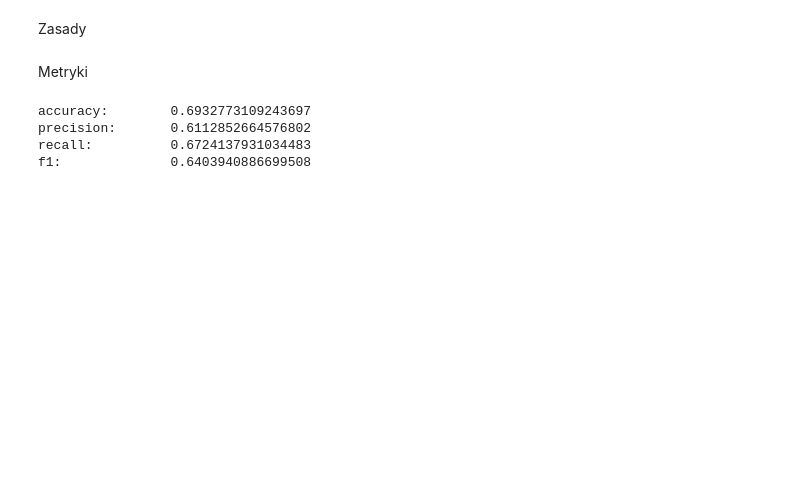
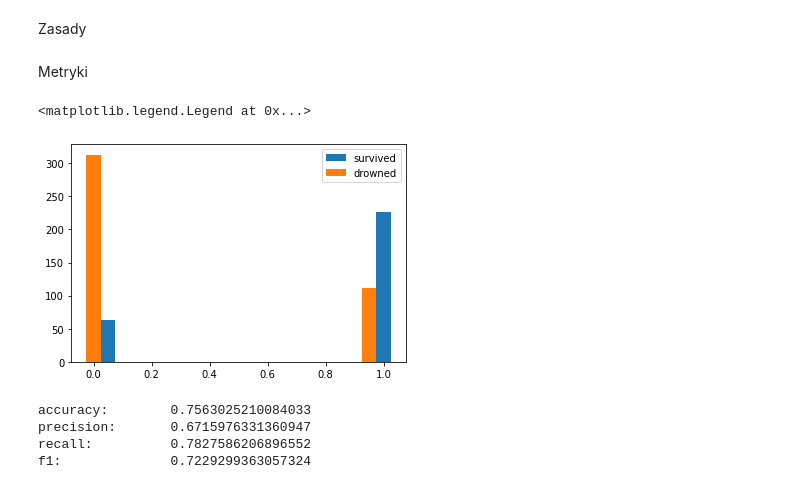
Before and after one commit to ProtossLuigi/studia-mag, a Jupyter notebook: rozmyte/zad1/fuzzy_classification.ipynb, the cells around one changed output. Drawn from its saved outputs; the diff is of its cells as text; code cells hidden in the pictures; blank space fills up the shorter version.

```diff
--- a/rozmyte/zad1/fuzzy_classification.ipynb
+++ b/rozmyte/zad1/fuzzy_classification.ipynb
@@ -27,29 +48,34 @@ data
 # %% [markdown]
 Zasady
 # %%
-max_age = data['Age'].max()
-age_range = np.linspace(0, int(max_age) + 1, int(max_age) + 1)
-age_midpoint = 25
-middle_age = norm.pdf(age_range, loc=age_midpoint, scale=5)
-middle_age /= middle_age.max()
-young_age = 1. - middle_age
-young_age[age_midpoint:] = 0.
-old_age = 1. - middle_age
-old_age[:age_midpoint] = 0.
-
 def women_and_children_first(datapoint):
     z = 1.
     w = max(float(datapoint.Sex == 'female') * 0.5 + 0.25, young_age[int(datapoint.Age)])
     return z, w
 
+def children_first(datapoint):
+    z = 1.
+    w = young_age[int(datapoint.Age)]
+    return z, w
+
+# def old_people_too(datapoint):
+#     z = 1.
+#     w = old_age[int(datapoint.Age)]
+#     return z, w
+
 def old_people_too(datapoint):
-    z = 1.
+    z = .8
     w = old_age[int(datapoint.Age)]
     return z, w
 
-def young_adult_men_go_swimming(datapoint):
+# def young_adult_men_go_swimming(datapoint):
+#     z = 0.
+#     w = min(float(datapoint.Sex == 'male'), middle_age[int(datapoint.Age)])
+#     return z, w
+
+def adults_go_swimming(datapoint):
     z = 0.
-    w = max(float(datapoint.Sex == 'male') * 0.5 + 0.25, middle_age[int(datapoint.Age)])
+    w = middle_age[int(datapoint.Age)]
     return z, w
 
 def survival_paid_extra(datapoint):
@@ -58,9 +84,9 @@ def survival_paid_extra(datapoint):
     return z, w
 
 rules = [
-    women_and_children_first,
+    children_first,
     old_people_too,
-    young_adult_men_go_swimming,
+    adults_go_swimming,
     survival_paid_extra
 ]
 # %%
@@ -72,18 +98,25 @@ def assign_value(datapoint):
 values = data.apply(assign_value, axis=1)
 # %% [markdown]
 Metryki
+# %%
+threshold = 0.25
+
+y_true = data['Survived']
+y_pred = (values + ((data['Sex'] == 'female').astype(float) - .5) >= threshold).astype(int)
+# %%
+plt.hist(y_pred[y_true.astype(bool)], bins=20, align='right', label='survived')
+plt.hist(y_pred[~y_true.astype(bool)], bins=20, align='left', label='drowned')
+plt.legend()
+# %% [output]
+<matplotlib.legend.Legend at 0x...>
+[figure, added]
 # %%
-breakpoint = 0.5
-
-y_true = data['Survived']
-y_pred = (values >= breakpoint).astype(int)
-
 print('accuracy:\t', accuracy_score(y_true, y_pred))
 print('precision:\t', precision_score(y_true, y_pred))
 print('recall:\t\t', recall_score(y_true, y_pred))
 print('f1:\t\t', f1_score(y_true, y_pred))
 # %% [output]
-accuracy:        0.6932773109243697
-precision:       0.6112852664576802
-recall:          0.6724137931034483
-f1:              0.6403940886699508
+accuracy:        0.7563025210084033
+precision:       0.6715976331360947
+recall:          0.7827586206896552
+f1:              0.7229299363057324
```
Also changed, not shown: parts of 4 cells of this notebook.
